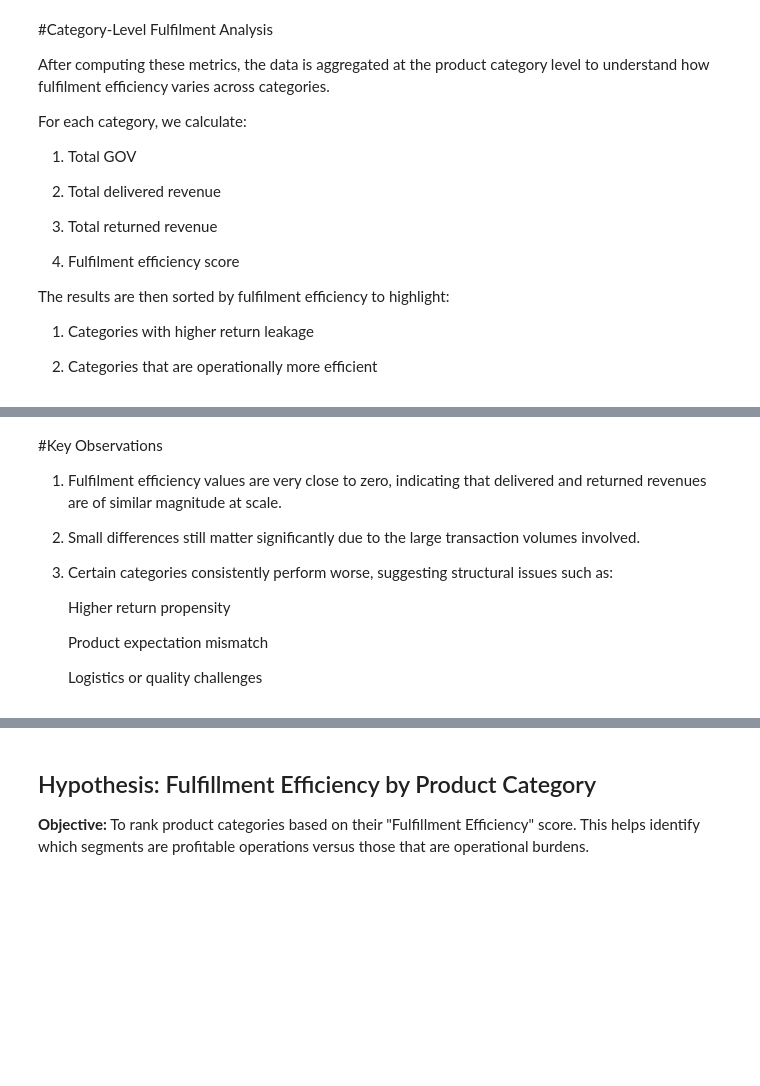
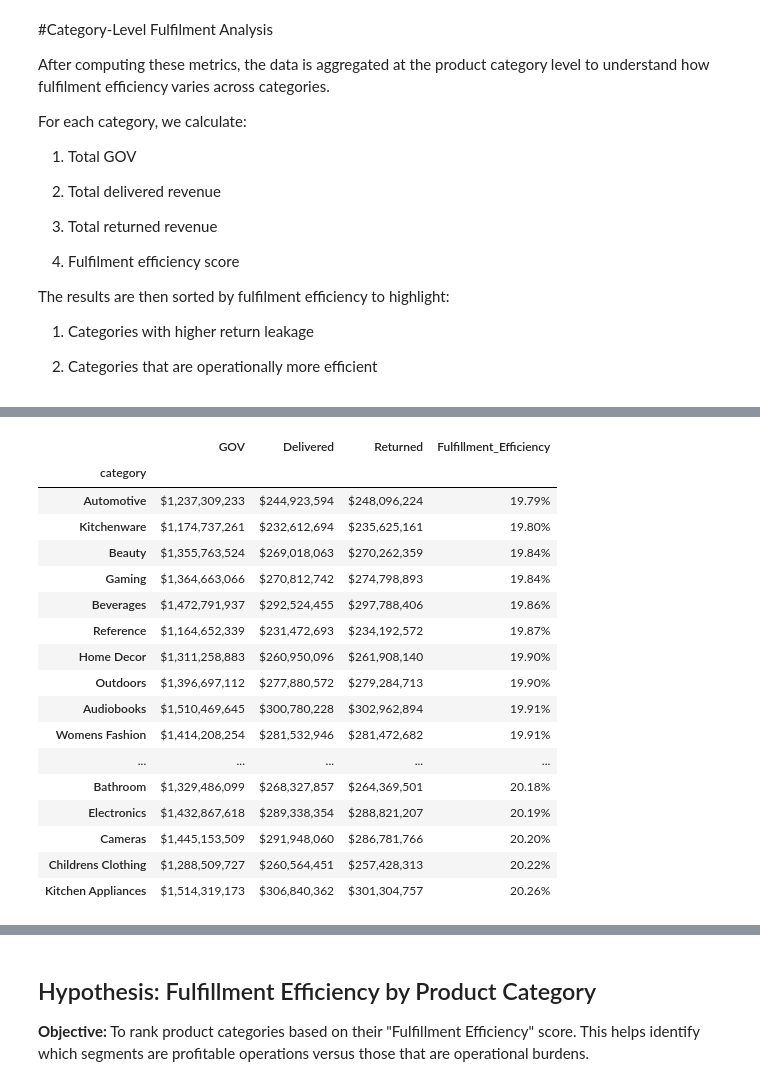
Before and after one commit to rishavvashisht823/Amazon, a Jupyter notebook: chapter_appendix-tools-for-deep-learning/jupyter.ipynb, the cells around one changed output, grey strips where cells are left out. Saved outputs shown, nothing was run; the diff lists cells and outputs as text; code cells hidden in the pictures; blank space fills up the shorter version.

```diff
--- a/chapter_appendix-tools-for-deep-learning/jupyter.ipynb
+++ b/chapter_appendix-tools-for-deep-learning/jupyter.ipynb
@@ -362,14 +324,50 @@ category_summary.sort_values('Fulfillment_Efficiency')
-# %% [markdown]
-#Key Observations
-
-1. Fulfilment efficiency values are very close to zero, indicating that delivered and returned revenues are of similar magnitude at scale.
-
-2. Small differences still matter significantly due to the large transaction volumes involved.
-
-3. Certain categories consistently perform worse, suggesting structural issues such as:
-
-     Higher return propensity
-
-     Product expectation mismatch
-
-     Logistics or quality challenges
+# %%
+# Calculate GOV, Delivered, and Returned Revenue by Category with numerical values
+# First, ensure df_combined is correctly merged and available from previous steps
+
+# Calculate GOV per category
+gov_by_category = df_combined.groupby('category')['subtotal'].sum().rename('GOV')
+
+# Calculate Delivered Revenue per category
+delivered_by_category = df_combined[df_combined['status'] == 'fulfilled'].groupby('category')['subtotal'].sum().rename('Delivered')
+
+# Calculate Returned Revenue per category
+returned_by_category = df_combined[df_combined['status'] == 'returned'].groupby('category')['subtotal'].sum().rename('Returned')
+
+# Combine all series into a DataFrame, filling NaN for categories with no delivered/returned items
+category_summary = pd.DataFrame({
+    'GOV': gov_by_category,
+    'Delivered': delivered_by_category,
+    'Returned': returned_by_category
+}).fillna(0)
+
+# Calculate Fulfillment Efficiency
+category_summary['Fulfillment_Efficiency'] = category_summary['Delivered'] / category_summary['GOV']
+
+# 1. Format numbers into currency and percentages
+category_summary['GOV'] = category_summary['GOV'].apply(lambda x: f"${x:,.0f}")
+category_summary['Delivered'] = category_summary['Delivered'].apply(lambda x: f"${x:,.0f}")
+category_summary['Returned'] = category_summary['Returned'].apply(lambda x: f"${x:,.0f}")
+category_summary['Fulfillment_Efficiency'] = category_summary['Fulfillment_Efficiency'].apply(lambda x: f"{x:.2%}")
+
+# 2. Display the table
+category_summary.sort_values('Fulfillment_Efficiency')
+# %% [output]
+|  | GOV | Delivered | Returned | Fulfillment_Efficiency |
+| category |  |  |  |  |
+| Automotive | $1,237,309,233 | $244,923,594 | $248,096,224 | 19.79% |
+| Kitchenware | $1,174,737,261 | $232,612,694 | $235,625,161 | 19.80% |
+| Beauty | $1,355,763,524 | $269,018,063 | $270,262,359 | 19.84% |
+| Gaming | $1,364,663,066 | $270,812,742 | $274,798,893 | 19.84% |
+| Beverages | $1,472,791,937 | $292,524,455 | $297,788,406 | 19.86% |
+| Reference | $1,164,652,339 | $231,472,693 | $234,192,572 | 19.87% |
+| Home Decor | $1,311,258,883 | $260,950,096 | $261,908,140 | 19.90% |
+| Outdoors | $1,396,697,112 | $277,880,572 | $279,284,713 | 19.90% |
+| Audiobooks | $1,510,469,645 | $300,780,228 | $302,962,894 | 19.91% |
+| Womens Fashion | $1,414,208,254 | $281,532,946 | $281,472,682 | 19.91% |
+| ... | ... | ... | ... | ... |
+| Bathroom | $1,329,486,099 | $268,327,857 | $264,369,501 | 20.18% |
+| Electronics | $1,432,867,618 | $289,338,354 | $288,821,207 | 20.19% |
+| Cameras | $1,445,153,509 | $291,948,060 | $286,781,766 | 20.20% |
+| Childrens Clothing | $1,288,509,727 | $260,564,451 | $257,428,313 | 20.22% |
+| Kitchen Appliances | $1,514,319,173 | $306,840,362 | $301,304,757 | 20.26% |
```
Also changed, not shown: parts of 13 cells of this notebook.
